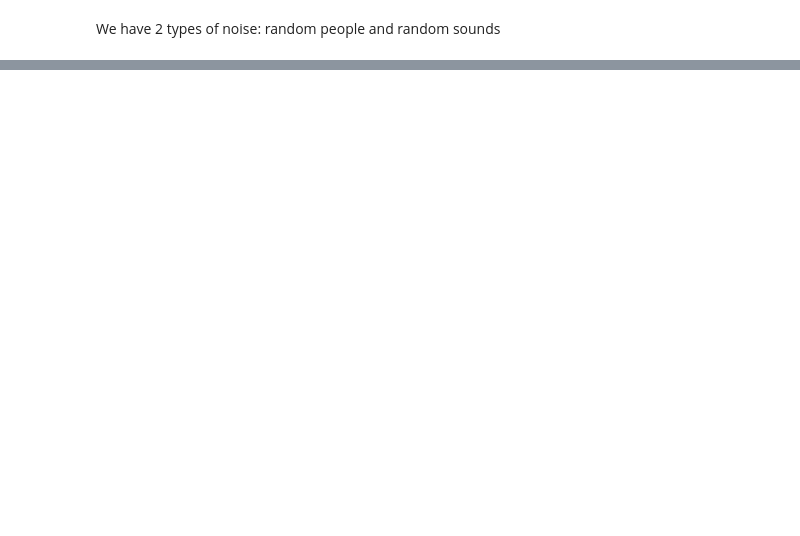
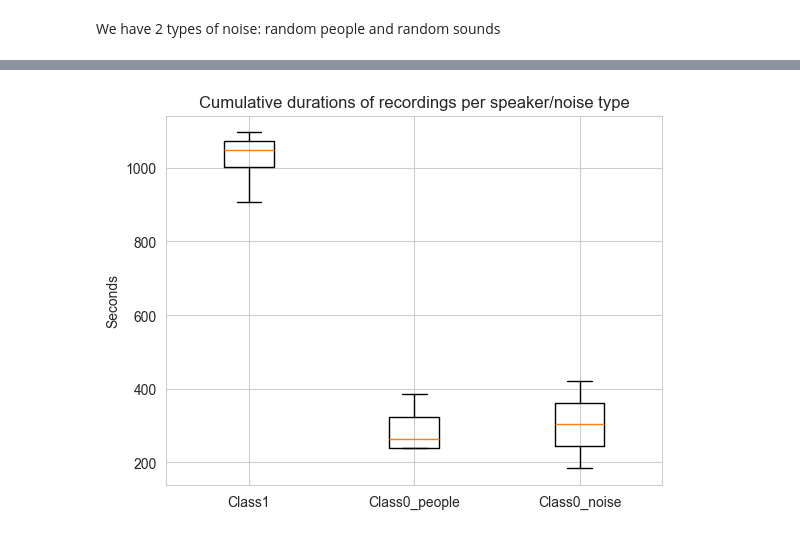
Before and after one commit to rybaks72/IML_Voice_Recognition, a Jupyter notebook: exploratory_data_analysis/raw_data_analysis.ipynb, the cells around one changed output, grey strips where cells are left out. Saved outputs shown, nothing was run; the diff lists cells and outputs as text; code cells hidden in the pictures; blank space fills up the shorter version.

```diff
--- a/exploratory_data_analysis/raw_data_analysis.ipynb
+++ b/exploratory_data_analysis/raw_data_analysis.ipynb
@@ -192,12 +202,14 @@ plt.show()
 # %%
 #cumulative length of recordings per speaker in class1, per speaker in class0 and per noise typein class 0 type boxplot
 
 plt.figure()
 plt.boxplot([list(speaker_lengths_class1.values()),list(speaker_lengths_class0.values()),
-             list(noise_lengths_class0.values())], labels=["Class1", "Class0_people", "Class0_noise"])
+             list(noise_lengths_class0.values())], tick_labels=["Class1", "Class0_people", "Class0_noise"])
 plt.title("Cumulative durations of recordings per speaker/noise type")
 plt.ylabel("Seconds")
 plt.show()
+# %% [output]
+[figure, added]
 # %%
 #just as above but class 0 cumulative noise and people
 plt.figure()
```
Also changed, not shown: parts of 17 cells of this notebook.
